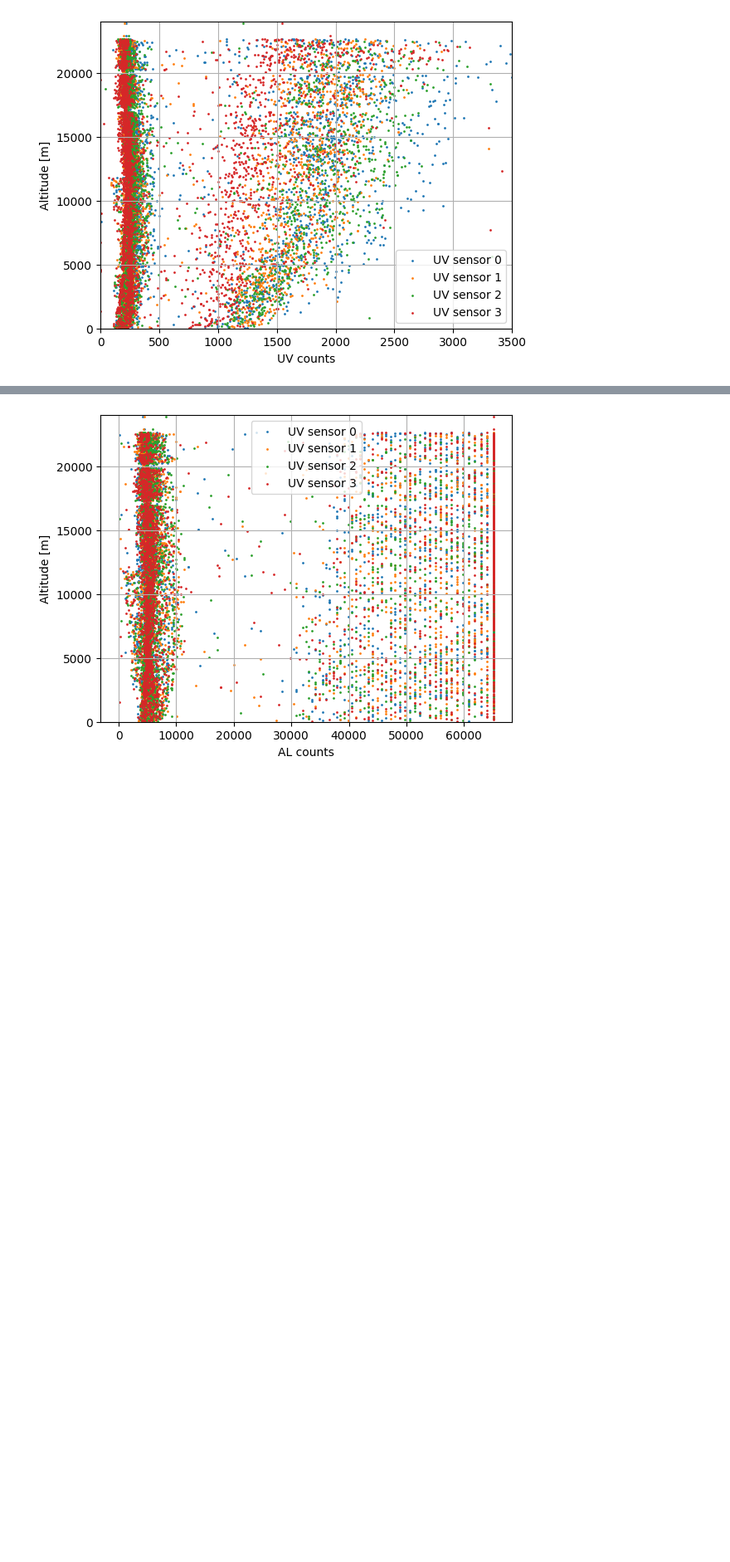
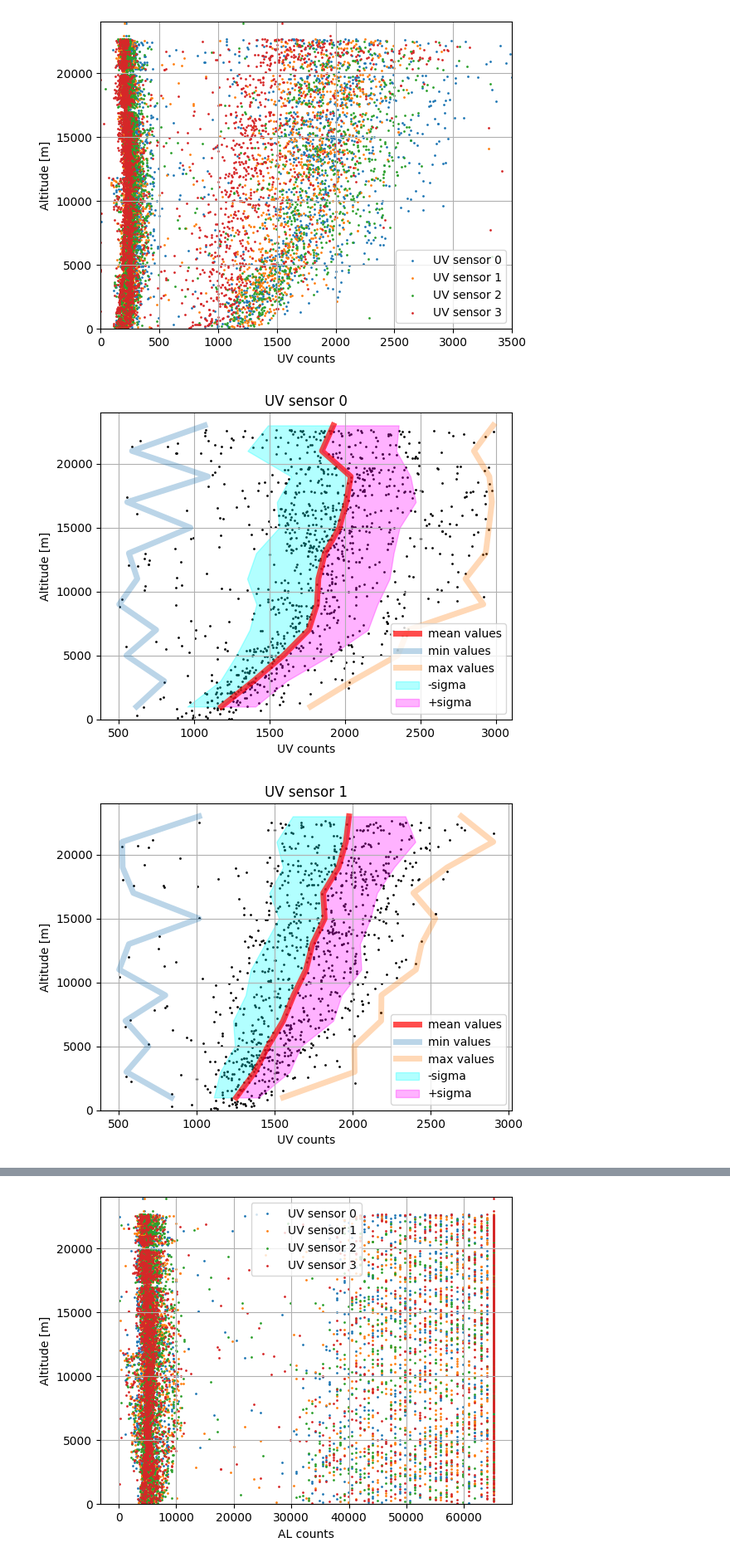
Before and after one commit to VytenisO/tumor, a Jupyter notebook: flightVersion/flight_records/GS_Andenes/process_andenes.ipynb, the cells around one changed output, grey strips where cells are left out. Shown at 83% size. Cells and saved outputs as stored; diff of their text form; code cells hidden in the pictures; blank space fills up the shorter version.

Commit message:
nice plots pushed

```diff
--- a/flightVersion/flight_records/GS_Andenes/process_andenes.ipynb
+++ b/flightVersion/flight_records/GS_Andenes/process_andenes.ipynb
@@ -74,3 +74,33 @@ plt.legend()
 plt.grid()
 # %% [output]
 [figure]
+# %%
+for i in range(4):
+    uvs = df[f'UV_{i}'].to_numpy()
+    mask = (uvs>500)&(uvs<3000)
+    uvs = uvs[mask]
+    ys = h[mask]
+    plt.scatter(uvs, ys, s=1, c='k')
+    plt.ylim((0, 24000))
+    resolution = 2_000
+    n_buckets = 12
+    bucket_altitudes = [(i + 0.5) * resolution for i in range(n_buckets)]
+    buckets = [uvs[(ys>resolution * i)&(ys<resolution * (i + 1))] for i in range(n_buckets)]
+    means = np.array([bucket.mean() for bucket in buckets])
+    mins = np.array([bucket.min() for bucket in buckets])
+    maxs = np.array([bucket.max() for bucket in buckets])
+    sigmas = np.array([bucket.std() for bucket in buckets])
+    plt.plot(means, bucket_altitudes, label='mean values', linewidth=5, alpha=0.7, color='red')
+    plt.plot(mins, bucket_altitudes, label='min values', linewidth=5, alpha=0.3)
+    plt.plot(maxs, bucket_altitudes, label='max values', linewidth=5, alpha=0.3)
+    plt.fill_betweenx(bucket_altitudes, means, means - sigmas, label='-sigma', alpha=0.3, color='cyan')
+    plt.fill_betweenx(bucket_altitudes, means + sigmas, means, label='+sigma', alpha=0.3, color='magenta')
+    plt.legend()
+    plt.title(f'UV sensor {i}')
+    plt.ylabel('Altitude [m]')
+    plt.xlabel('UV counts')
+    plt.grid()
+    plt.show()
+# %% [output]
+[figure, added]
+[figure, added]
```
Also changed, not shown: parts of 1 cell of this notebook.
